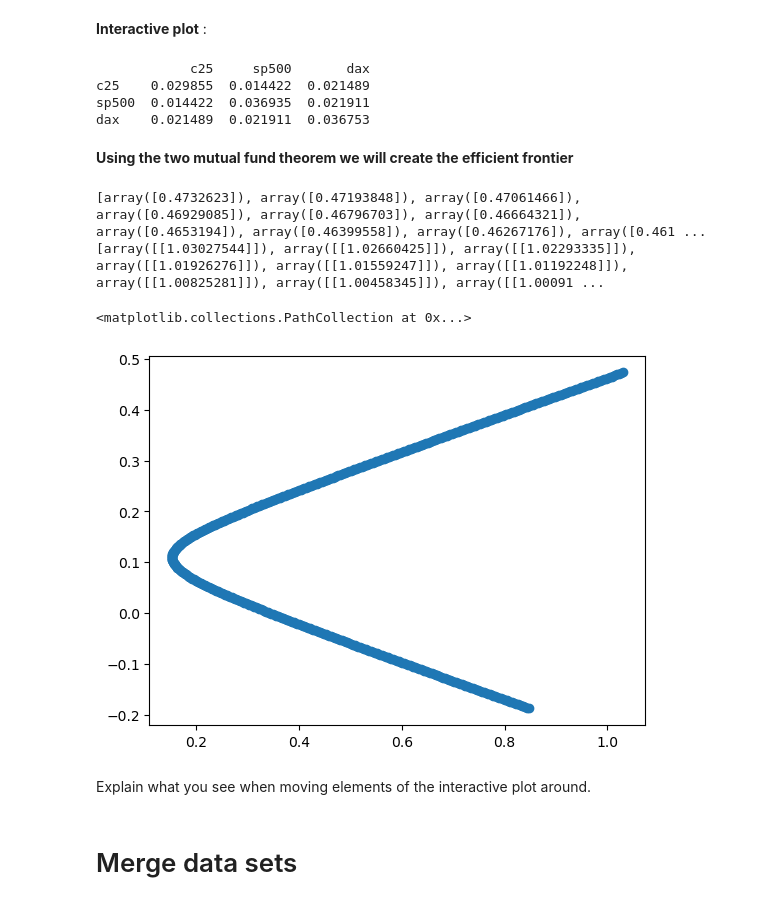
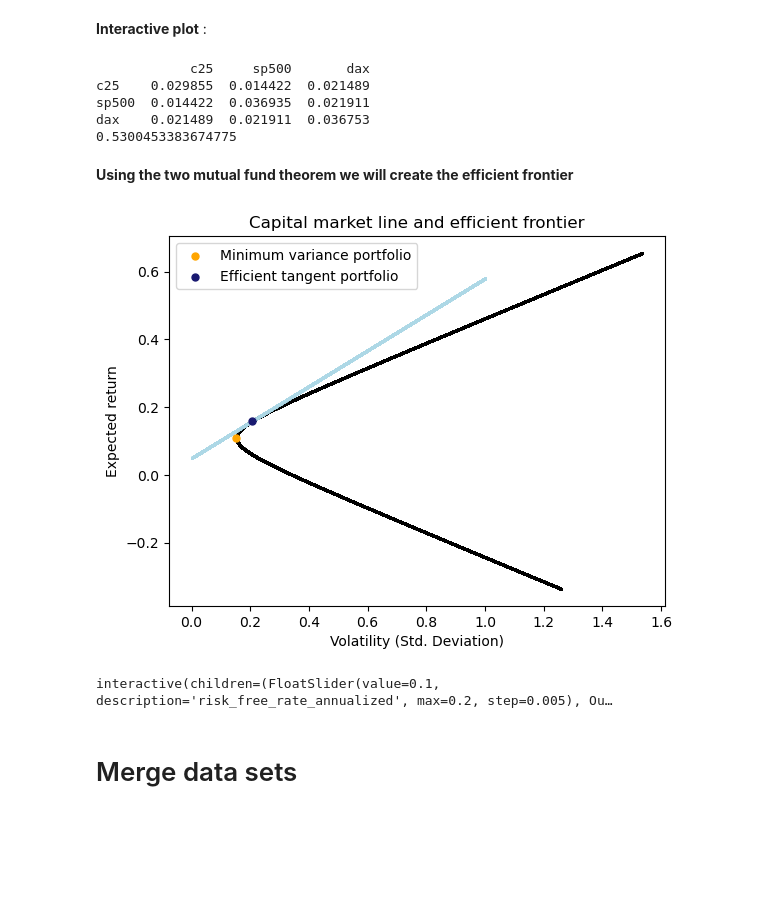
Before and after one commit to NumEconCopenhagen/projects-2024-anders-2-don-1, a Jupyter notebook: dataproject/dataproject.ipynb, the cells around one changed output. Saved outputs shown, nothing was run; the diff lists cells and outputs as text; code cells hidden in the pictures; blank space fills up the shorter version.

Commit message:
med widget

```diff
--- a/dataproject/dataproject.ipynb
+++ b/dataproject/dataproject.ipynb
@@ -37,7 +22,8 @@ import pandas as pd
 import numpy as np
 import matplotlib.pyplot as plt
 
-risk_free_rate_annualized = 0.02
+
+risk_free_rate_annualized = 0.05
 
 df = pd.read_csv('stock data.csv', sep=';', decimal=',',thousands='.')
 df['Date'] = pd.to_datetime(df['Date'], format='%d-%m-%Y')
@@ -107,39 +93,84 @@ std_efftan = np.sqrt(variance_efftan)
 
 
 x_vector_minvar = np.transpose(x_vector_minvar)
+
+Sharpe = ((exp_return_efftan - risk_free_rate_annualized)/std_efftan)
+print(Sharpe)
 # %% [output]
             c25     sp500       dax
 c25    0.029855  0.014422  0.021489
 sp500  0.014422  0.036935  0.021911
 dax    0.021489  0.021911  0.036753
+0.5300453383674775
 # %% [markdown]
 **Using the two mutual fund theorem we will create the efficient frontier**
 # %%
-Two_mutual_fund_range = np.linspace(-10,10,500)
+Two_mutual_fund_range = np.linspace(-10,10,100000)
 return_list = []
 volatility_list = []
 
 for weight in Two_mutual_fund_range:
     minvar_weight = weight
     efftan_weight = 1 - minvar_weight
     portfolio_weight = minvar_weight*x_vector_minvar + efftan_weight*x_vector_efftan
     exp_return = portfolio_weight.dot(np.transpose(return_vector))
     var = portfolio_weight.dot(covariance_matrix).dot(np.transpose(portfolio_weight))
     std = np.sqrt(var)
     return_list.append(exp_return)
     volatility_list.append(std)
 
-print(return_list)
-print(volatility_list)
+x_values = np.linspace(0,1,100000)
+Capital_market_line = risk_free_rate_annualized+Sharpe*x_values
 
-plt.scatter(volatility_list, return_list)
+
+plt.scatter(volatility_list, return_list, s=1, color='black')
+plt.scatter(x_values, Capital_market_line, color='lightblue', zorder=5, s=0.1)
+plt.scatter(std_minvar, exp_return_minvar, color='orange', label='Minimum variance portfolio', zorder=5, s=25)
+plt.scatter(std_efftan, exp_return_efftan, color='midnightblue', label='Efficient tangent portfolio', zorder=5, s=25)
+plt.xlabel('Volatility (Std. Deviation)')
+plt.ylabel('Expected return')
+plt.title('Capital market line and efficient frontier')
+
+plt.legend()
+plt.show()
 # %% [output]
-[array([0.4732623]), array([0.47193848]), array([0.47061466]), array([0.46929085]), array([0.46796703]), array([0.46664321]), array([0.4653194]), array([0.46399558]), array([0.46267176]), array([0.461 ...
-[array([[1.03027544]]), array([[1.02660425]]), array([[1.02293335]]), array([[1.01926276]]), array([[1.01559247]]), array([[1.01192248]]), array([[1.00825281]]), array([[1.00458345]]), array([[1.00091 ...
-<matplotlib.collections.PathCollection at 0x...>
-[figure, old version]
+[figure, new version]
-# %% [markdown]
-Explain what you see when moving elements of the interactive plot around.
+# %%
+from ipywidgets import interactive
+
+
+def plot_efficient_frontier(risk_free_rate_annualized):
+    excess_return_vector = return_vector - risk_free_rate_annualized
+    z_vector_efftan = covariance_matrix_inverted.dot(excess_return_vector)
+    x_vector_efftan = (1/np.sum(z_vector_efftan))*z_vector_efftan
+    exp_return_efftan = return_vector.dot(x_vector_efftan)
+    variance_efftan = np.transpose(x_vector_efftan).dot(covariance_matrix).dot(x_vector_efftan)
+    std_efftan = np.sqrt(variance_efftan)
+    Sharpe = (exp_return_efftan - risk_free_rate_annualized) / std_efftan
+
+    # Plot code as before, using the updated 'risk_free_rate_annualized' and other calculations
+    x_values = np.linspace(0,1,100000)
+    Capital_market_line = risk_free_rate_annualized + Sharpe * x_values
+
+    plt.figure(figsize=(12, 8))
+    plt.scatter(volatility_list, return_list, s=1, color='black')
+    plt.scatter(x_values, Capital_market_line, color='lightblue', zorder=5, s=0.1)
+    plt.scatter(std_minvar, exp_return_minvar, color='orange', label='Minimum variance portfolio', zorder=5, s=25)
+    plt.scatter(std_efftan, exp_return_efftan, color='midnightblue', label='Efficient tangent portfolio', zorder=5, s=25)
+    plt.xlabel('Volatility (Std. Deviation)')
+    plt.ylabel('Expected return')
+    plt.title('Capital market line and efficient frontier')
+    plt.legend()
+    plt.show()
+
+# Create an interactive slider for 'risk_free_rate_annualized'
+# Run this part in an IPython environment to see the interactive widget
+interactive_plot = interactive(plot_efficient_frontier, risk_free_rate_annualized=(0, 0.2, 0.005))
+output = interactive_plot.children[-1]
+output.layout.height = '350px'  # You can set the height of the output plot area
+interactive_plot
+# %% [output]
+interactive(children=(FloatSlider(value=0.1, description='risk_free_rate_annualized', max=0.2, step=0.005), Ou…
 # %% [markdown]
 # Merge data sets
 # %% [markdown]
```
Also changed, not shown: parts of 2 cells of this notebook.
